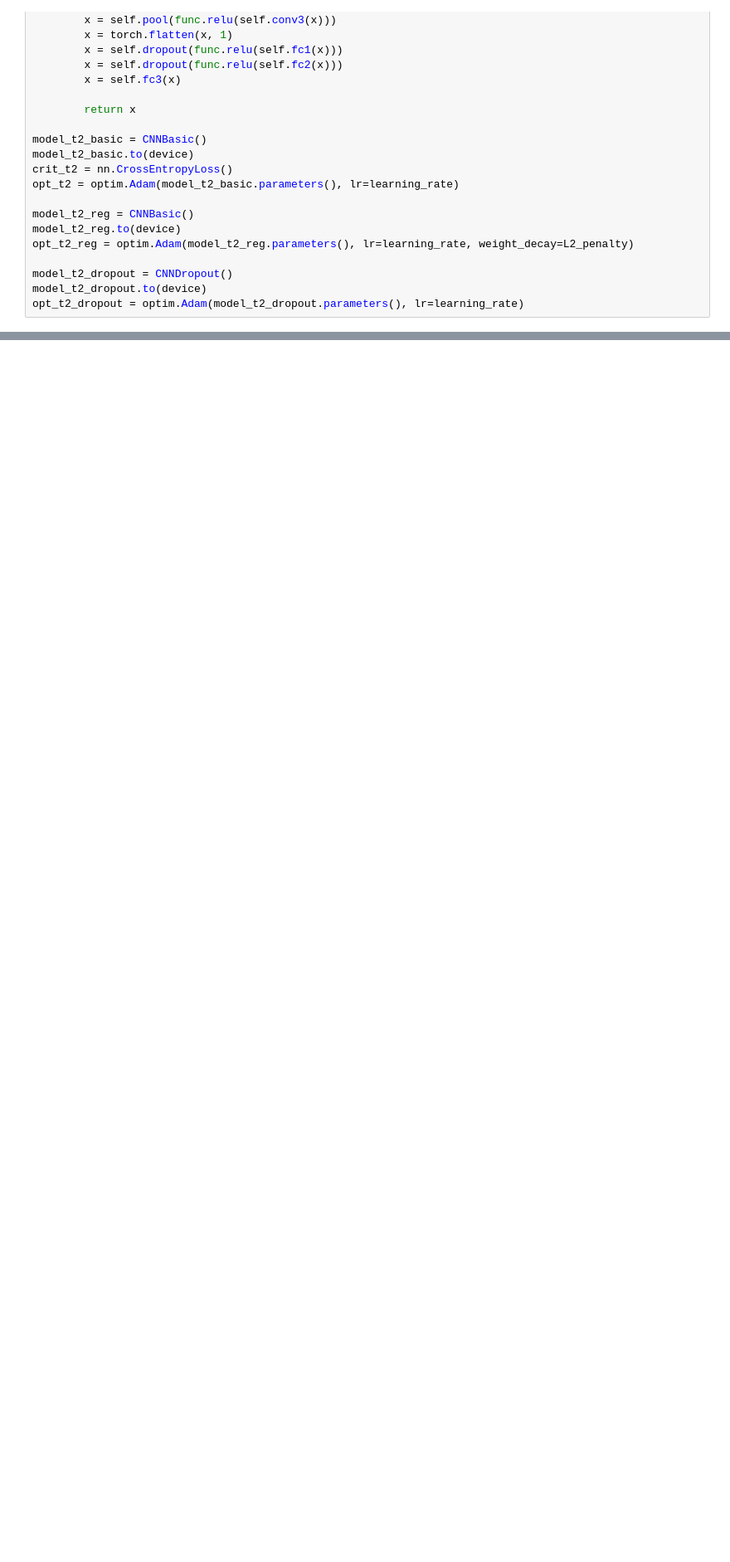
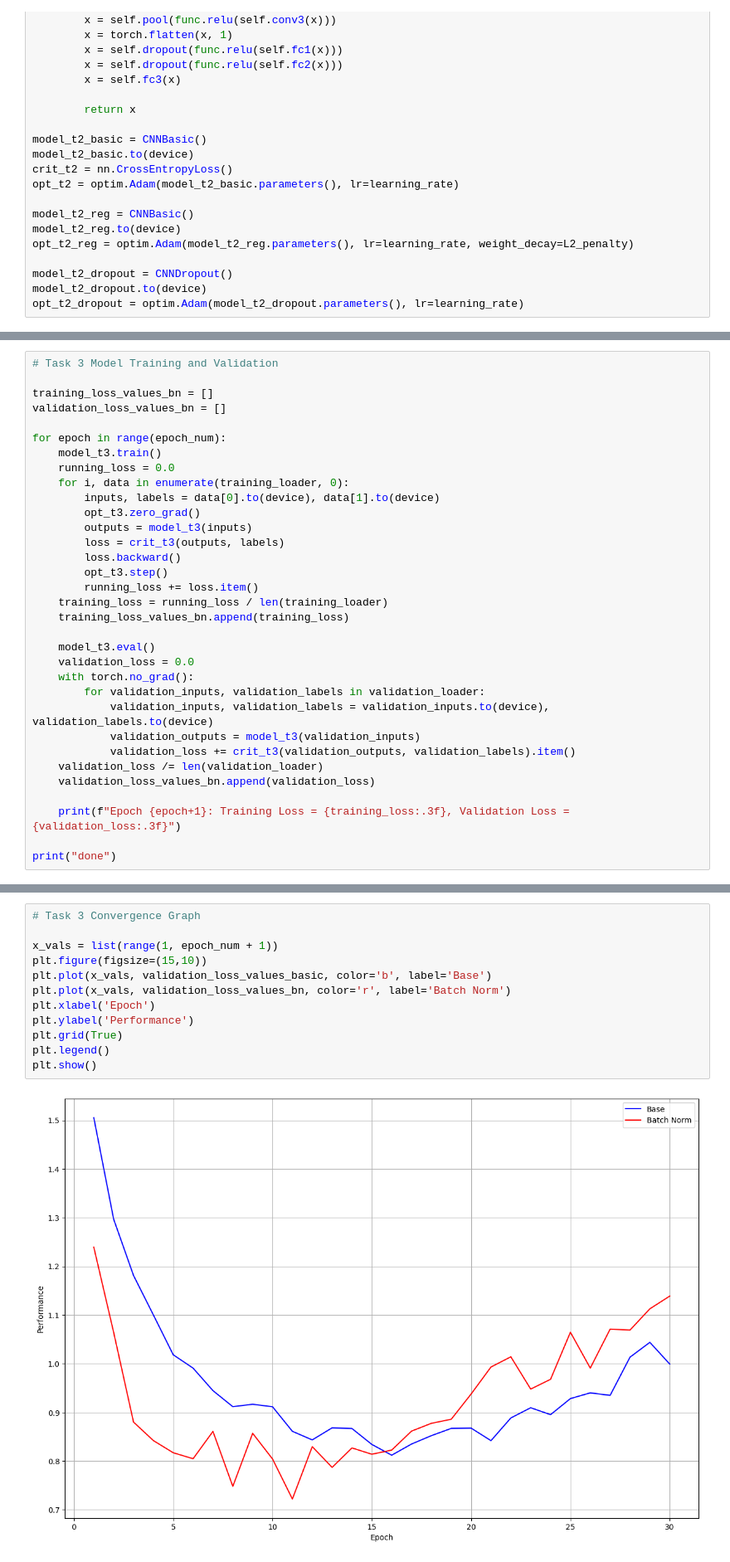
Before and after one commit to the-swagga/cifar10-classifier-cw, a Jupyter notebook: part_3_cnn.ipynb, the cells around one changed output, grey strips where cells are left out. Shown: that part at 83% size. Saved outputs shown, nothing was run; the diff lists cells and outputs as text; blank space fills up the shorter version.

Commit message:
Batch Normalisation

```diff
--- a/part_3_cnn.ipynb
+++ b/part_3_cnn.ipynb
@@ -401,0 +441,33 @@ plt.show()
+# %%
+# Task 3 Model Training and Validation
+
+training_loss_values_bn = []
+validation_loss_values_bn = []
+
+for epoch in range(epoch_num):
+    model_t3.train()
+    running_loss = 0.0
+    for i, data in enumerate(training_loader, 0):
+        inputs, labels = data[0].to(device), data[1].to(device)
+        opt_t3.zero_grad()
+        outputs = model_t3(inputs)
+        loss = crit_t3(outputs, labels)
+        loss.backward()
+        opt_t3.step()
+        running_loss += loss.item()
+    training_loss = running_loss / len(training_loader)
+    training_loss_values_bn.append(training_loss)
+
+    model_t3.eval()
+    validation_loss = 0.0
+    with torch.no_grad():
+        for validation_inputs, validation_labels in validation_loader:
+            validation_inputs, validation_labels = validation_inputs.to(device), validation_labels.to(device)
+            validation_outputs = model_t3(validation_inputs)
+            validation_loss += crit_t3(validation_outputs, validation_labels).item()
+    validation_loss /= len(validation_loader)
+    validation_loss_values_bn.append(validation_loss)
+
+    print(f"Epoch {epoch+1}: Training Loss = {training_loss:.3f}, Validation Loss = {validation_loss:.3f}")
+
+print("done")
@@ -401,0 +492,14 @@ plt.show()
+# %%
+# Task 3 Convergence Graph
+
+x_vals = list(range(1, epoch_num + 1))
+plt.figure(figsize=(15,10))
+plt.plot(x_vals, validation_loss_values_basic, color='b', label='Base')
+plt.plot(x_vals, validation_loss_values_bn, color='r', label='Batch Norm')
+plt.xlabel('Epoch')
+plt.ylabel('Performance')
+plt.grid(True)
+plt.legend()
+plt.show()
+# %% [output]
+[figure, added]
```
Also changed, not shown: parts of 14 cells of this notebook.
